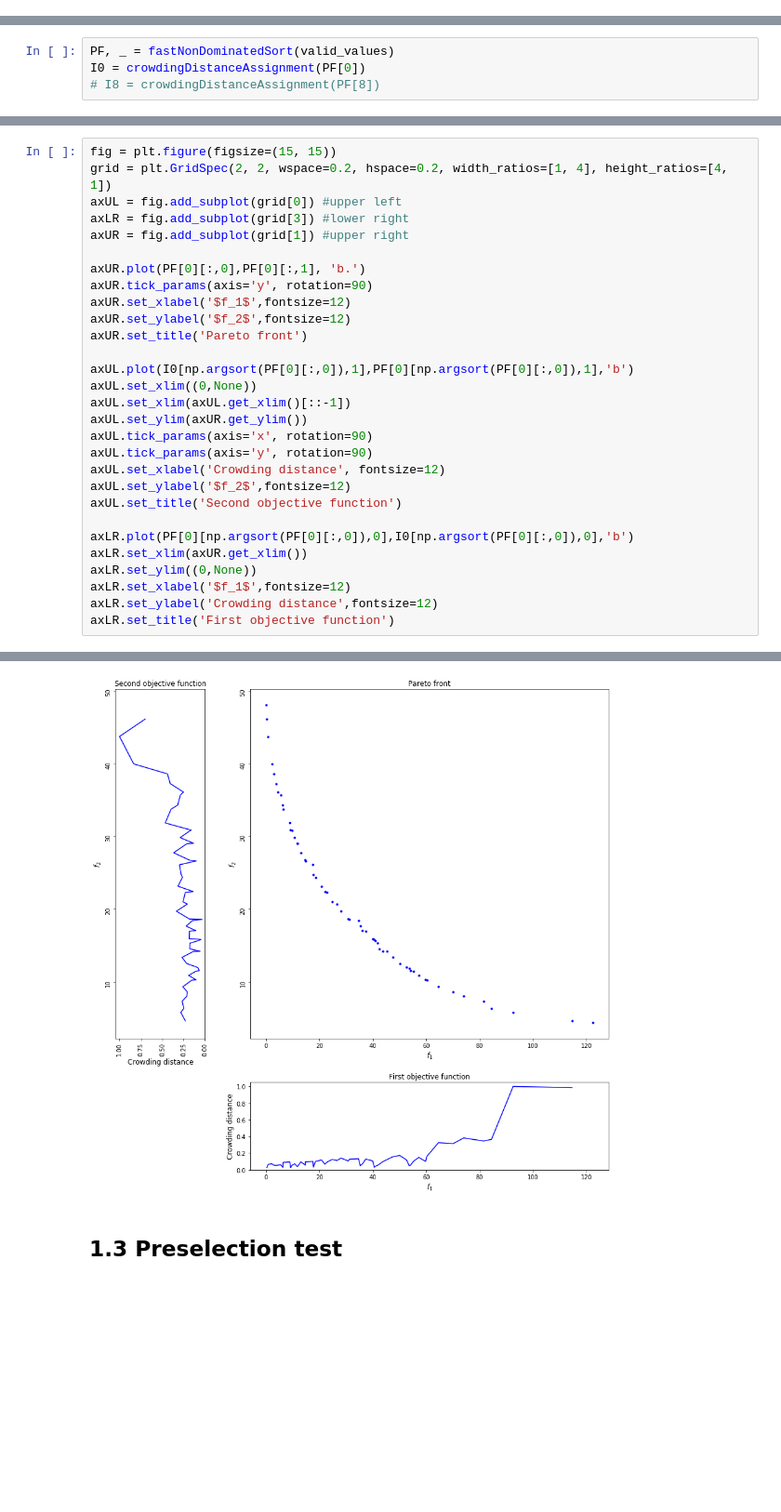
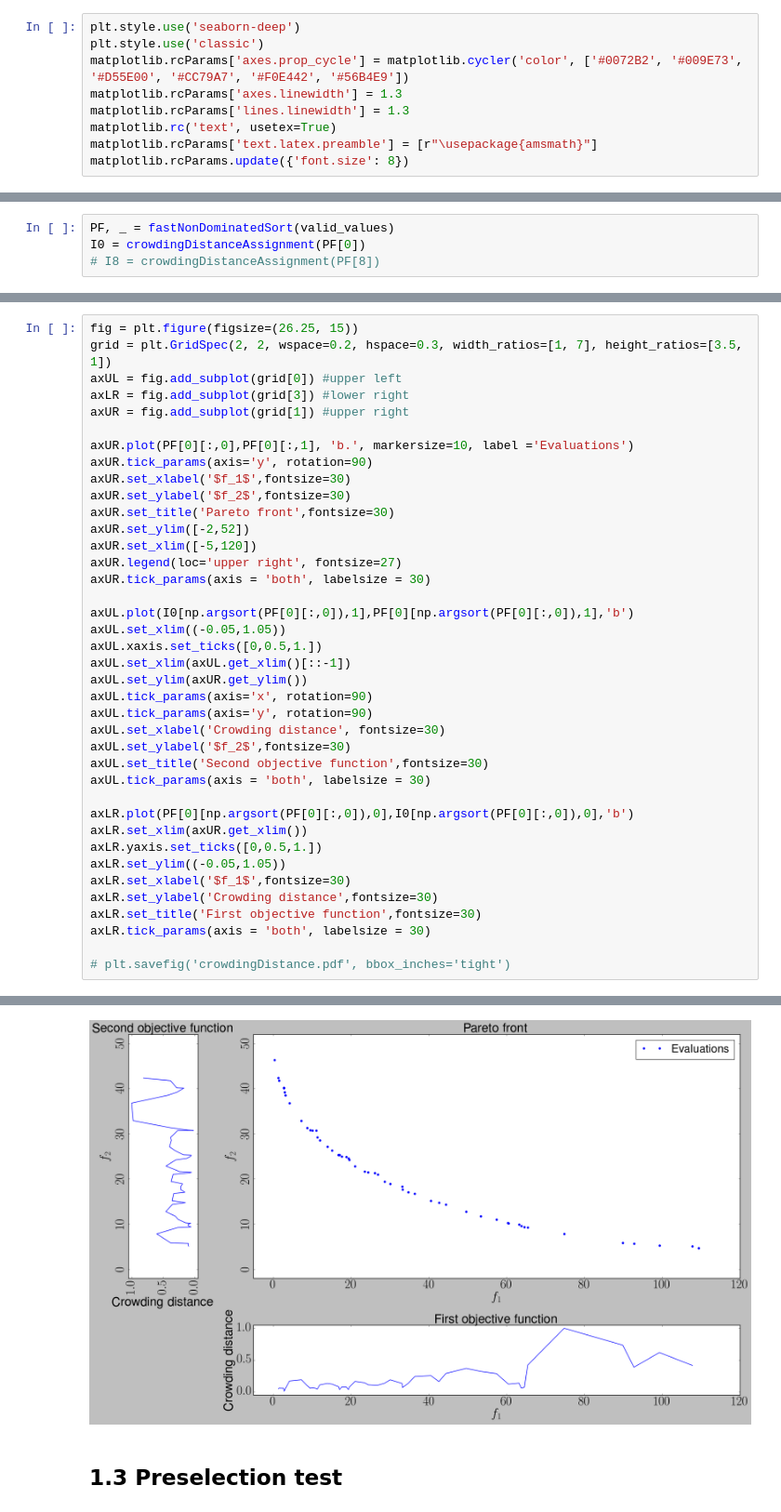
Before and after one commit to jlobatop/GA-CFD-MO, a Jupyter notebook: optimization/NSGA_II.ipynb, the cells around one changed output, grey strips where cells are left out. Shown at 93% size. Cells and saved outputs as stored; diff of their text form; blank space fills up the shorter version.

```diff
--- a/optimization/NSGA_II.ipynb
+++ b/optimization/NSGA_II.ipynb
@@ -16,6 +17,15 @@ import warnings
 from matplotlib.colors import LogNorm
 from prettytable import PrettyTable
 import optunity
+# %%
+plt.style.use('seaborn-deep')
+plt.style.use('classic')
+matplotlib.rcParams['axes.prop_cycle'] = matplotlib.cycler('color', ['#0072B2', '#009E73', '#D55E00', '#CC79A7', '#F0E442', '#56B4E9'])
+matplotlib.rcParams['axes.linewidth'] = 1.3
+matplotlib.rcParams['lines.linewidth'] = 1.3
+matplotlib.rc('text', usetex=True)
+matplotlib.rcParams['text.latex.preamble'] = [r"\usepackage{amsmath}"]
+matplotlib.rcParams.update({'font.size': 8})
 # %% [markdown]
 # 0. Function definition
 # %% [markdown]
@@ -738,30 +752,40 @@ cbar.set_label('Pareto Front number ', rotation=90, fontsize=12)
 # %%
-fig = plt.figure(figsize=(15, 15))
-grid = plt.GridSpec(2, 2, wspace=0.2, hspace=0.2, width_ratios=[1, 4], height_ratios=[4, 1])
+fig = plt.figure(figsize=(26.25, 15))
+grid = plt.GridSpec(2, 2, wspace=0.2, hspace=0.3, width_ratios=[1, 7], height_ratios=[3.5, 1])
 axUL = fig.add_subplot(grid[0]) #upper left
 axLR = fig.add_subplot(grid[3]) #lower right
 axUR = fig.add_subplot(grid[1]) #upper right
 
-axUR.plot(PF[0][:,0],PF[0][:,1], 'b.')
+axUR.plot(PF[0][:,0],PF[0][:,1], 'b.', markersize=10, label ='Evaluations')
 axUR.tick_params(axis='y', rotation=90)
-axUR.set_xlabel('$f_1$',fontsize=12)
-axUR.set_ylabel('$f_2$',fontsize=12)
-axUR.set_title('Pareto front')
+axUR.set_xlabel('$f_1$',fontsize=30)
+axUR.set_ylabel('$f_2$',fontsize=30)
+axUR.set_title('Pareto front',fontsize=30)
+axUR.set_ylim([-2,52])
+axUR.set_xlim([-5,120])
+axUR.legend(loc='upper right', fontsize=27)
+axUR.tick_params(axis = 'both', labelsize = 30)
 
 axUL.plot(I0[np.argsort(PF[0][:,0]),1],PF[0][np.argsort(PF[0][:,0]),1],'b')
-axUL.set_xlim((0,None))
+axUL.set_xlim((-0.05,1.05))
+axUL.xaxis.set_ticks([0,0.5,1.])
 axUL.set_xlim(axUL.get_xlim()[::-1])
 axUL.set_ylim(axUR.get_ylim())
 axUL.tick_params(axis='x', rotation=90)
 axUL.tick_params(axis='y', rotation=90)
-axUL.set_xlabel('Crowding distance', fontsize=12)
-axUL.set_ylabel('$f_2$',fontsize=12)
-axUL.set_title('Second objective function')
+axUL.set_xlabel('Crowding distance', fontsize=30)
+axUL.set_ylabel('$f_2$',fontsize=30)
+axUL.set_title('Second objective function',fontsize=30)
+axUL.tick_params(axis = 'both', labelsize = 30)
 
 axLR.plot(PF[0][np.argsort(PF[0][:,0]),0],I0[np.argsort(PF[0][:,0]),0],'b')
 axLR.set_xlim(axUR.get_xlim())
-axLR.set_ylim((0,None))
-axLR.set_xlabel('$f_1$',fontsize=12)
-axLR.set_ylabel('Crowding distance',fontsize=12)
-axLR.set_title('First objective function')
+axLR.yaxis.set_ticks([0,0.5,1.])
+axLR.set_ylim((-0.05,1.05))
+axLR.set_xlabel('$f_1$',fontsize=30)
+axLR.set_ylabel('Crowding distance',fontsize=30)
+axLR.set_title('First objective function',fontsize=30)
+axLR.tick_params(axis = 'both', labelsize = 30)
+
+# plt.savefig('crowdingDistance.pdf', bbox_inches='tight')
 # %% [output]
@@ -769,4 +792,4 @@ Text(0.5,1,'First objective function')
-[figure, old version]
+[figure, new version]
 # %% [markdown]
 ## 1.3 Preselection test
 # %%
```
Also changed, not shown: parts of 20 cells of this notebook, 54 other files.
